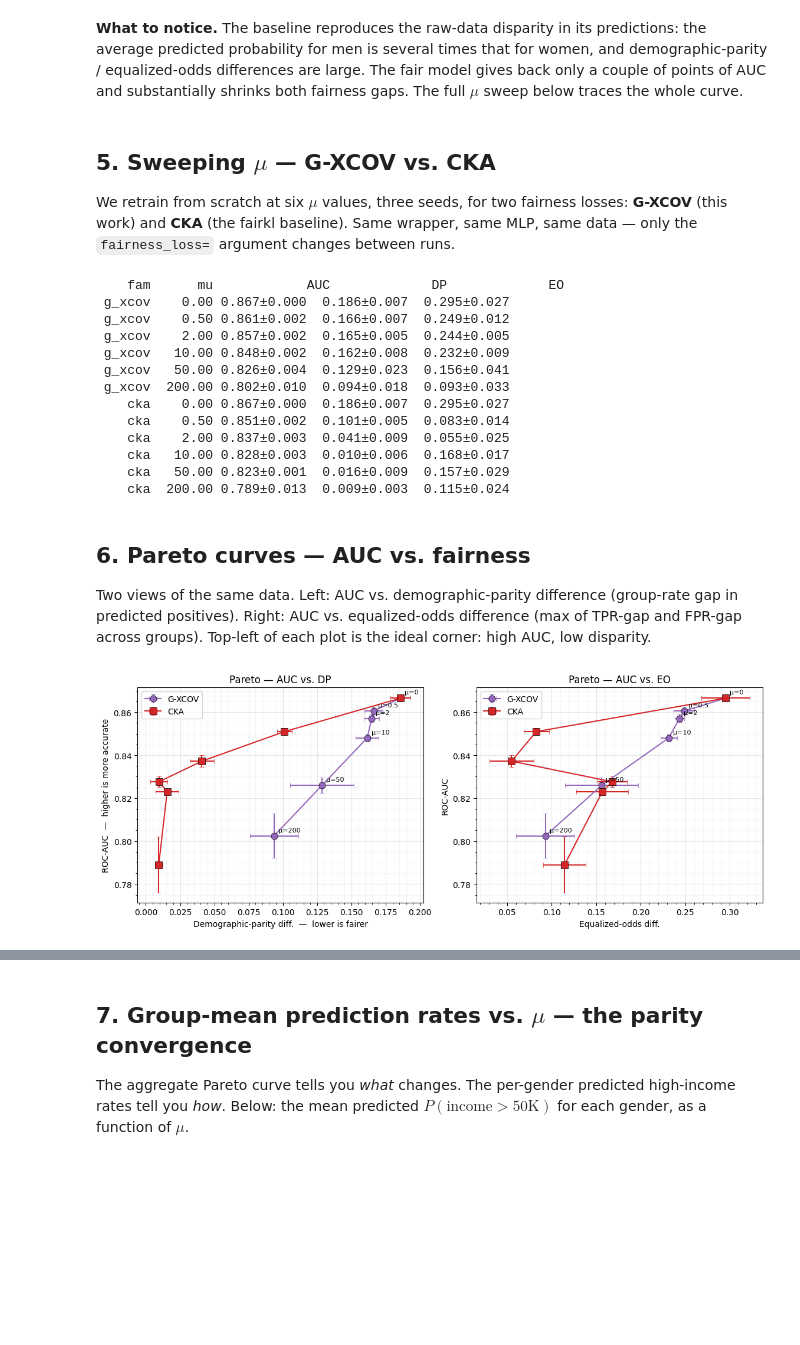
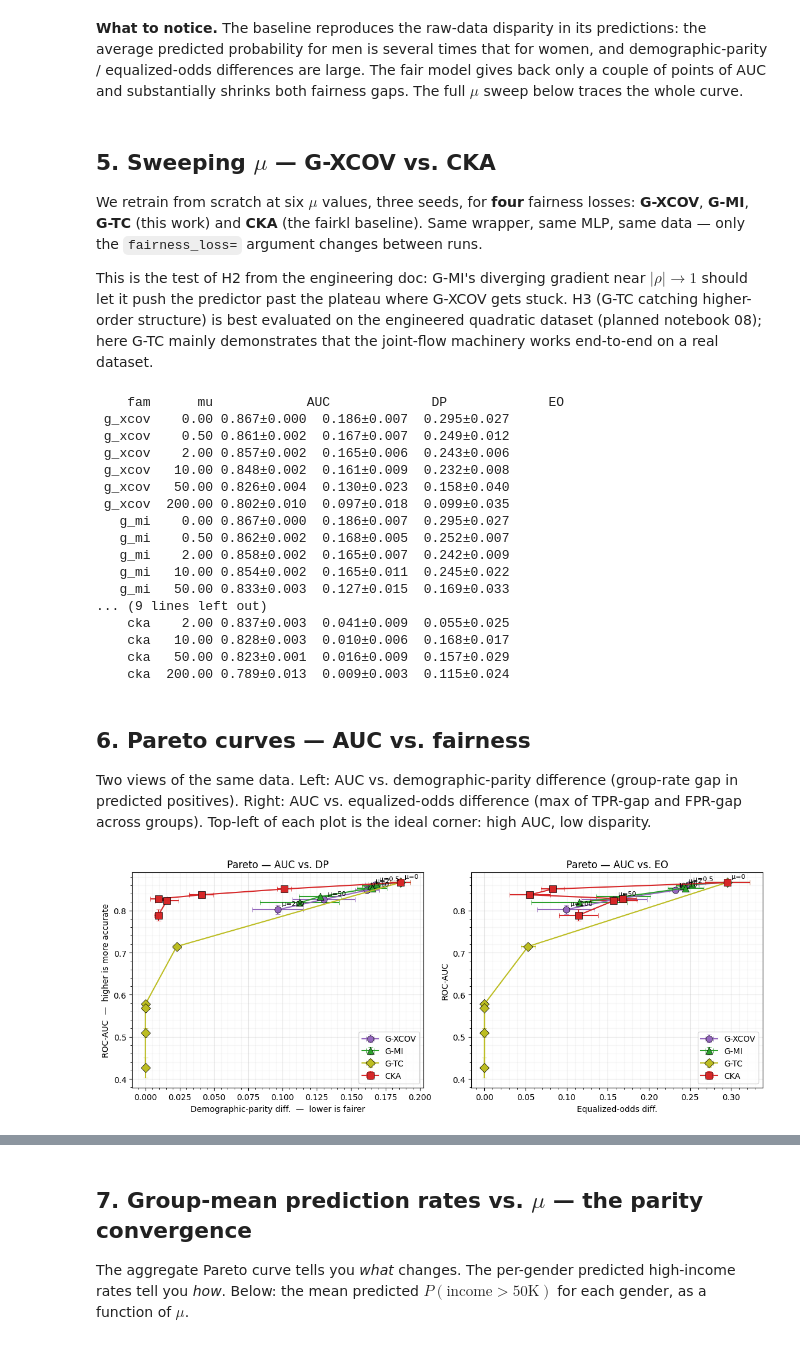
Before and after one commit to jejjohnson/research_notebook, a Jupyter notebook: projects/gaussianization/notebooks/fair_gauss/07_fair_gauss_adult.ipynb, the cells around one changed output, grey strips where cells are left out. Cells and saved outputs as stored; diff of their text form; code cells hidden in the pictures; blank space fills up the shorter version.

```diff
--- a/projects/gaussianization/notebooks/fair_gauss/07_fair_gauss_adult.ipynb
+++ b/projects/gaussianization/notebooks/fair_gauss/07_fair_gauss_adult.ipynb
@@ -216,6 +221,24 @@ flow_q, _ = fit_and_freeze(
 )
 print(f"flow_z trainable weights:  {len(flow_z.trainable_weights)}")
 print(f"flow_q trainable weights:  {len(flow_q.trainable_weights)}")
+
+# Joint 2-D flow on the shuffled product distribution of
+# (baseline-proba, gender). Used by G-TC: at inference it sees the
+# *actual* (fair-model proba, gender) pair, and the NLL gap from the
+# baseline measures dependence.
+flow_zq, _ = fit_and_freeze_joint(
+    proba_train,
+    q_train,
+    num_blocks=6,
+    num_components=10,
+    epochs=60,
+    batch_size=512,
+    lr=2e-3,
+    seed=0,
+    n_shuffles=2,
+    verbose=0,
+)
+print(f"flow_zq trainable weights: {len(flow_zq.trainable_weights)}")
 # %% [output]
 flow_z trainable weights:  0
 flow_q trainable weights:  0
@@ -293,10 +317,17 @@ fairness gaps. The full $\mu$ sweep below traces the whole curve.
 # %% [markdown]
 ## 5. Sweeping $\mu$ — G-XCOV vs. CKA
 
-We retrain from scratch at six $\mu$ values, three seeds, for two
-fairness losses: **G-XCOV** (this work) and **CKA** (the fairkl
-baseline). Same wrapper, same MLP, same data — only the
-`fairness_loss=` argument changes between runs.
+We retrain from scratch at six $\mu$ values, three seeds, for **four**
+fairness losses: **G-XCOV**, **G-MI**, **G-TC** (this work) and
+**CKA** (the fairkl baseline). Same wrapper, same MLP, same data —
+only the `fairness_loss=` argument changes between runs.
+
+This is the test of H2 from the engineering doc: G-MI's diverging
+gradient near $|\rho| \to 1$ should let it push the predictor past
+the plateau where G-XCOV gets stuck. H3 (G-TC catching higher-order
+structure) is best evaluated on the engineered quadratic dataset
+(planned notebook 08); here G-TC mainly demonstrates that the
+joint-flow machinery works end-to-end on a real dataset.
 # %%
 def train_eval(fairness_loss, mu: float, seed: int) -> dict:
     keras.utils.set_random_seed(seed)
@@ -325,10 +356,17 @@ mus = [0.0, 0.5, 2.0, 10.0, 50.0, 200.0]
 seeds = [0, 1, 2]
 
 g_loss = GaussianizedXCovLoss(flow_z=flow_z, flow_q=flow_q)
+mi_loss = GaussianizedMutualInfoLoss(flow_z=flow_z, flow_q=flow_q, eps=1e-4)
+tc_loss = GaussianizedTotalCorrelationLoss(joint_flow=flow_zq)
 cka_loss = CKALoss(sigma_f=1.0, sigma_q=1.0, kernel="rbf", debiased=False)
 
 records = []
-for fam, loss in [("g_xcov", g_loss), ("cka", cka_loss)]:
+for fam, loss in [
+    ("g_xcov", g_loss),
+    ("g_mi", mi_loss),
+    ("g_tc", tc_loss),
+    ("cka", cka_loss),
+]:
     for mu in mus:
         for s in seeds:
             r = train_eval(loss, mu=mu, seed=s)
@@ -357,10 +395,17 @@ def aggregate(fam: str) -> list[dict]:
 
 
 agg_g = aggregate("g_xcov")
+agg_mi = aggregate("g_mi")
+agg_tc = aggregate("g_tc")
 agg_c = aggregate("cka")
 
 print(f"{'fam':>7s} {'mu':>7s} {'AUC':>14s} {'DP':>14s} {'EO':>14s}")
-for fam, rows in [("g_xcov", agg_g), ("cka", agg_c)]:
+for fam, rows in [
+    ("g_xcov", agg_g),
+    ("g_mi", agg_mi),
+    ("g_tc", agg_tc),
+    ("cka", agg_c),
+]:
     for r in rows:
         print(
             f"{fam:>7s} {r['mu']:>7.2f} "
@@ -371,13 +416,17 @@ for fam, rows in [("g_xcov", agg_g), ("cka", agg_c)]:
 # %% [output]
     fam      mu            AUC             DP             EO
  g_xcov    0.00 0.867±0.000  0.186±0.007  0.295±0.027
- g_xcov    0.50 0.861±0.002  0.166±0.007  0.249±0.012
- g_xcov    2.00 0.857±0.002  0.165±0.005  0.244±0.005
- g_xcov   10.00 0.848±0.002  0.162±0.008  0.232±0.009
- g_xcov   50.00 0.826±0.004  0.129±0.023  0.156±0.041
- g_xcov  200.00 0.802±0.010  0.094±0.018  0.093±0.033
-    cka    0.00 0.867±0.000  0.186±0.007  0.295±0.027
-    cka    0.50 0.851±0.002  0.101±0.005  0.083±0.014
+ g_xcov    0.50 0.861±0.002  0.167±0.007  0.249±0.012
+ g_xcov    2.00 0.857±0.002  0.165±0.006  0.243±0.006
+ g_xcov   10.00 0.848±0.002  0.161±0.009  0.232±0.008
+ g_xcov   50.00 0.826±0.004  0.130±0.023  0.158±0.040
+ g_xcov  200.00 0.802±0.010  0.097±0.018  0.099±0.035
+   g_mi    0.00 0.867±0.000  0.186±0.007  0.295±0.027
+   g_mi    0.50 0.862±0.002  0.168±0.005  0.252±0.007
+   g_mi    2.00 0.858±0.002  0.165±0.007  0.242±0.009
+   g_mi   10.00 0.854±0.002  0.165±0.011  0.245±0.022
+   g_mi   50.00 0.833±0.003  0.127±0.015  0.169±0.033
+... (9 lines left out)
     cka    2.00 0.837±0.003  0.041±0.009  0.055±0.025
     cka   10.00 0.828±0.003  0.010±0.006  0.168±0.017
     cka   50.00 0.823±0.001  0.016±0.009  0.157±0.029
@@ -395,6 +444,8 @@ fig, axes = plt.subplots(1, 2, figsize=(11.5, 4.6))
 
 for fam, rows, marker, color in [
     ("G-XCOV", agg_g, "o", G_COLOR),
+    ("G-MI", agg_mi, "^", MI_COLOR),
+    ("G-TC", agg_tc, "D", TC_COLOR),
     ("CKA", agg_c, "s", CKA_COLOR),
 ]:
     auc_m = np.array([r["auc_m"] for r in rows])
@@ -438,31 +489,31 @@ for fam, rows, marker, color in [
                 f"μ={mu:g}",
                 (x, y),
                 fontsize=8,
                 xytext=(5, 5),
                 textcoords="offset points",
             )
         for mu, x, y in zip(mus, eo_m, auc_m, strict=True):
             axes[1].annotate(
                 f"μ={mu:g}",
                 (x, y),
                 fontsize=8,
                 xytext=(5, 5),
                 textcoords="offset points",
             )
 
 axes[0].set_xlabel("Demographic-parity diff.  —  lower is fairer")
 axes[0].set_ylabel("ROC-AUC  —  higher is more accurate")
 axes[0].set_title("Pareto — AUC vs. DP")
 axes[0].legend(fontsize=10)
 style_ax(axes[0])
 
 axes[1].set_xlabel("Equalized-odds diff.")
 axes[1].set_ylabel("ROC-AUC")
 axes[1].set_title("Pareto — AUC vs. EO")
 axes[1].legend(fontsize=10)
 style_ax(axes[1])
 
 plt.tight_layout()
 plt.show()
 # %% [output]
-[figure, old version]
+[figure, new version]
```
Also changed, not shown: parts of 10 cells of this notebook, 1 other file.
